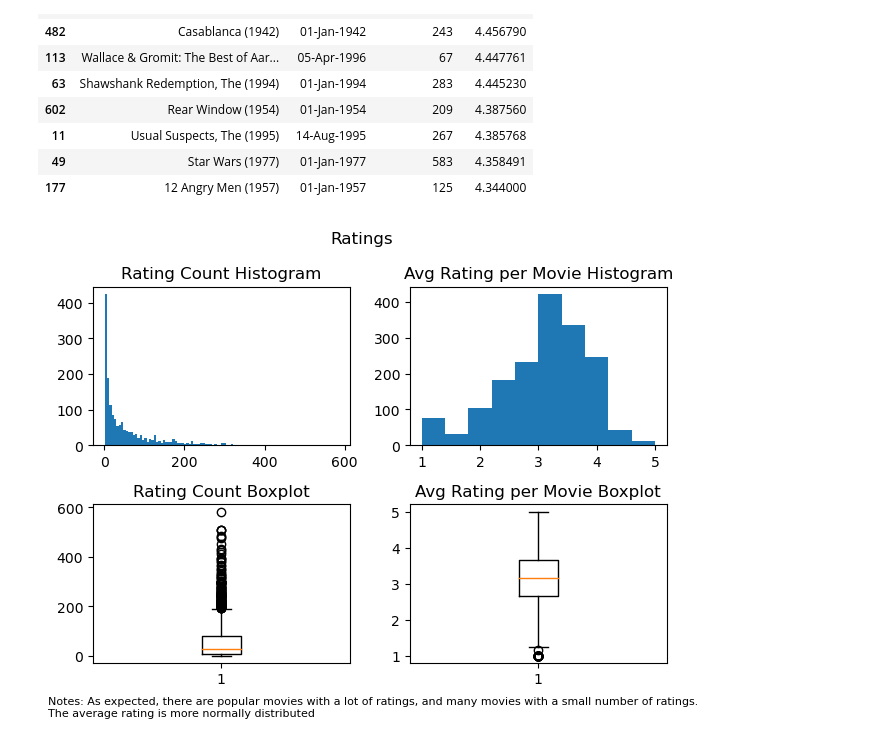
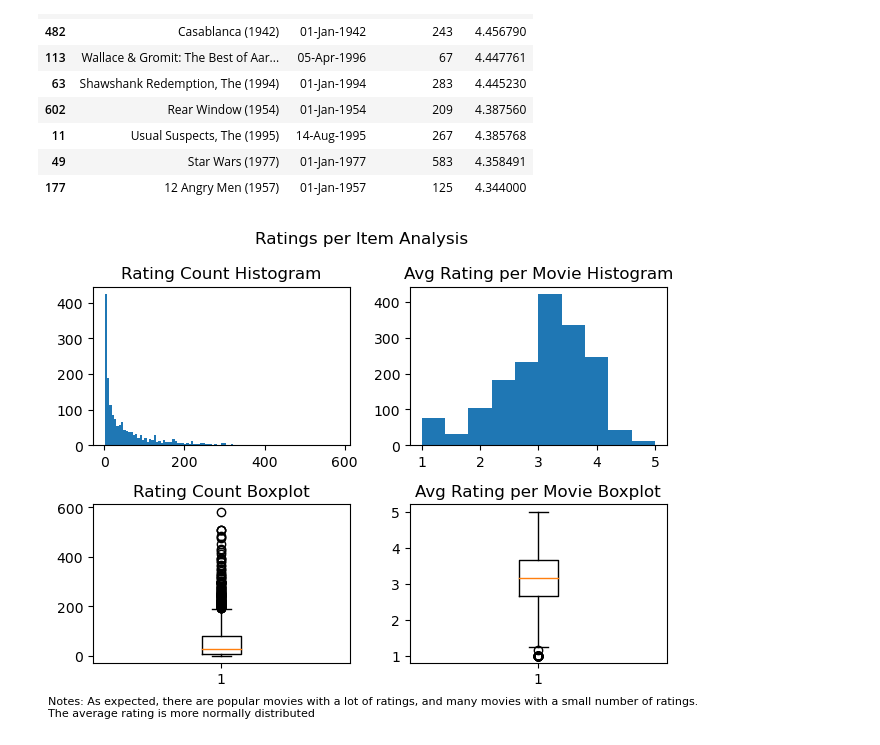
Before and after one commit to mateuscaetano/projects, a Jupyter notebook: Exploratory_Analysis.ipynb, the cells around one changed output. Drawn from its saved outputs; the diff is of its cells as text; code cells hidden in the pictures.

```diff
--- a/Exploratory_Analysis.ipynb
+++ b/Exploratory_Analysis.ipynb
@@ -217,20 +263,20 @@ item_analysis_df[item_analysis_df.rating_count>=20].sort_values(by=['avg_rating'
 # %%
 fig, axs = plt.subplots(2, 2, tight_layout=False) #, figsize=(12, 5))
 
-fig.suptitle('Ratings')
+fig.suptitle('Ratings per Item Analysis')
 
 axs[0,0].hist(item_analysis_df['rating_count'], bins=100)
 axs[0,0].set_title('Rating Count Histogram')
 axs[0,1].hist(item_analysis_df['avg_rating'])
 axs[0,1].set_title('Avg Rating per Movie Histogram')
 
 axs[1,0].boxplot(item_analysis_df['rating_count'])
 axs[1,0].set_title('Rating Count Boxplot')
 axs[1,1].boxplot(item_analysis_df['avg_rating'])
 axs[1,1].set_title('Avg Rating per Movie Boxplot')
 
 plt.figtext(0.01, -0.03, "Notes: As expected, there are popular movies with a lot of ratings, and many movies with a small number of ratings. \nThe average rating is more normally distributed", ha="left", fontsize=8)
 
 plt.show()
 # %% [output]
-[figure, old version]
+[figure, new version]
```
Also changed, not shown: parts of 25 cells of this notebook, 4 other files.
